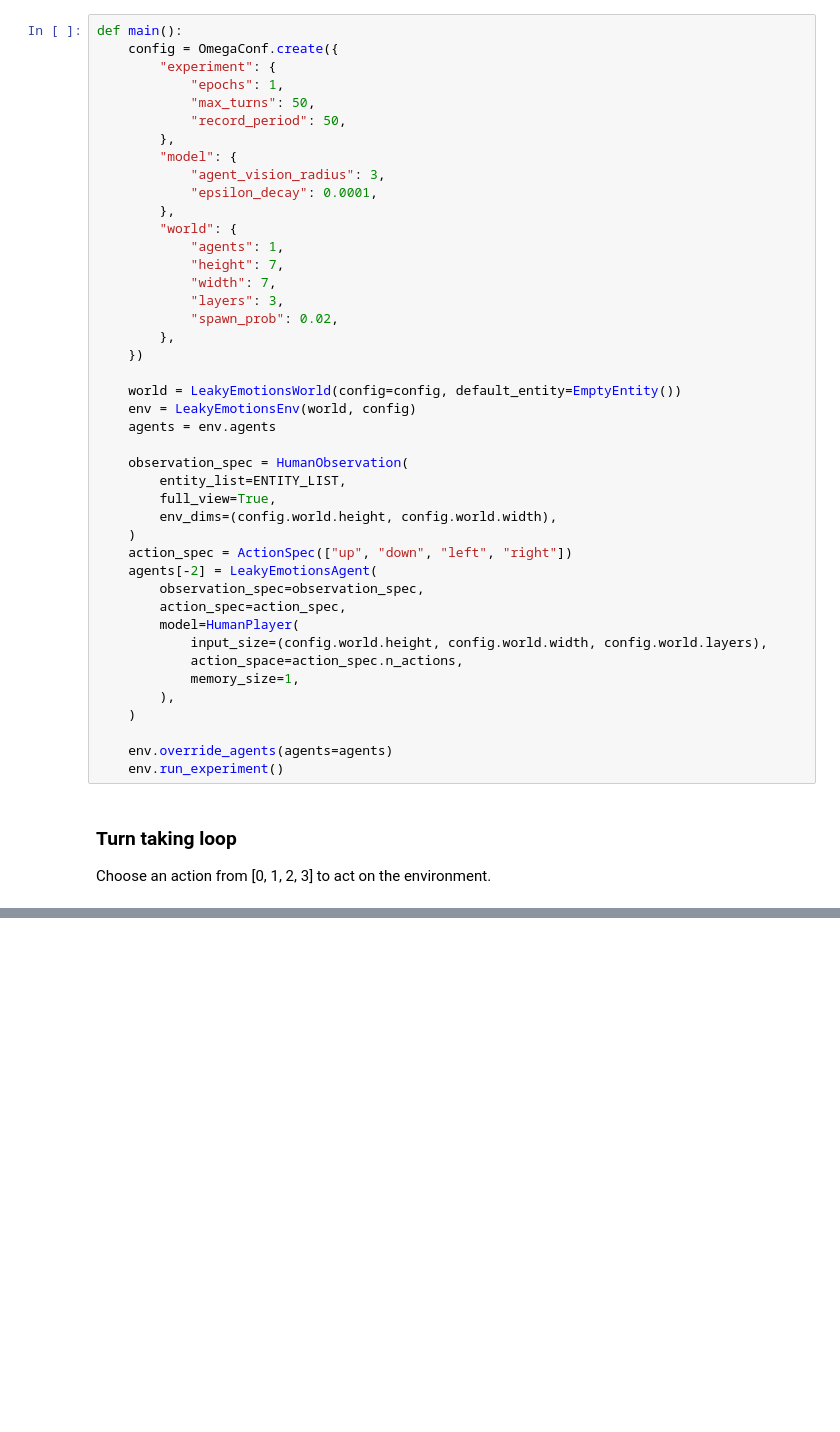
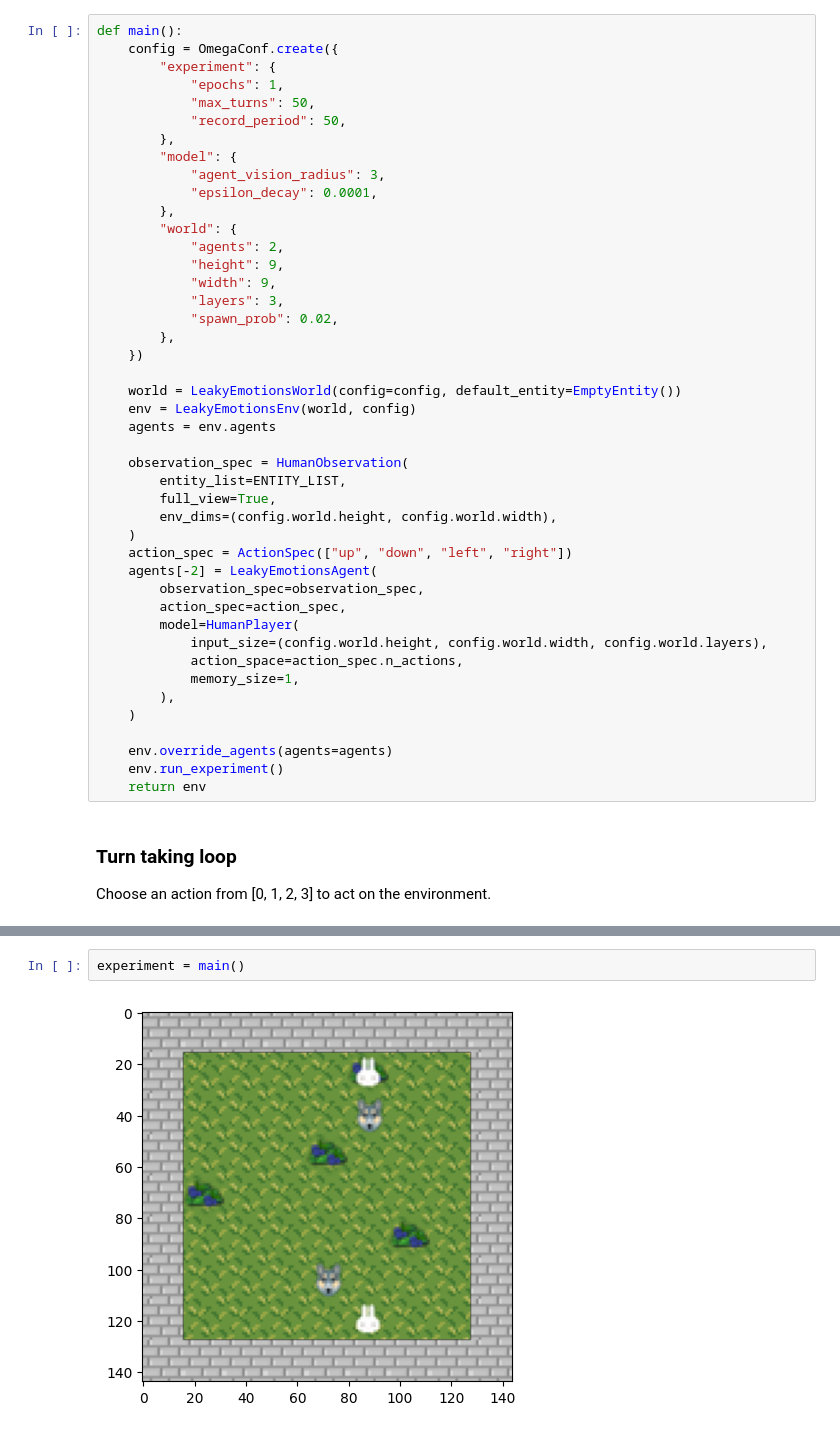
Before and after one commit to social-ai-uoft/sorrel, a Jupyter notebook: sorrel/examples/leakyemotions/notebooks/human_player_test.ipynb, the cells around one changed output, grey strips where cells are left out. Cells and saved outputs as stored; diff of their text form; blank space fills up the shorter version.

```diff
--- a/sorrel/examples/leakyemotions/notebooks/human_player_test.ipynb
+++ b/sorrel/examples/leakyemotions/notebooks/human_player_test.ipynb
@@ -25,9 +25,9 @@ def main():
             "epsilon_decay": 0.0001,
         },
         "world": {
-            "agents": 1,
-            "height": 7,
-            "width": 7,
+            "agents": 2,
+            "height": 9,
+            "width": 9,
             "layers": 3,
             "spawn_prob": 0.02,
         },
@@ -55,6 +55,7 @@ def main():
 
     env.override_agents(agents=agents)
     env.run_experiment()
+    return env
 # %% [markdown]
 ### Turn taking loop
 Choose an action from [0, 1, 2, 3] to act on the environment.
@@ -62,0 +62,4 @@ main()
+# %%
+experiment = main()
+# %% [output]
+[figure, added]
```
Also changed, not shown: parts of 3 cells of this notebook, 3 other files.
